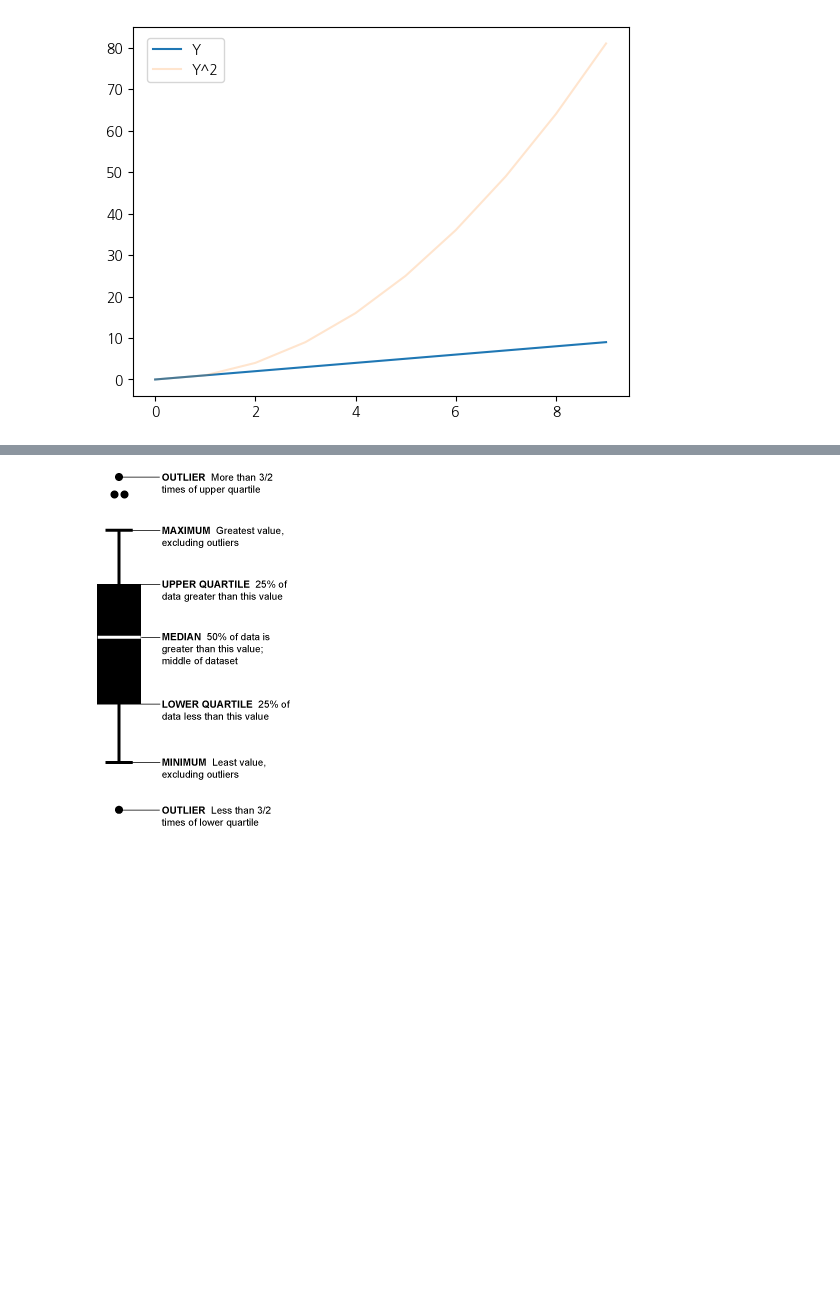
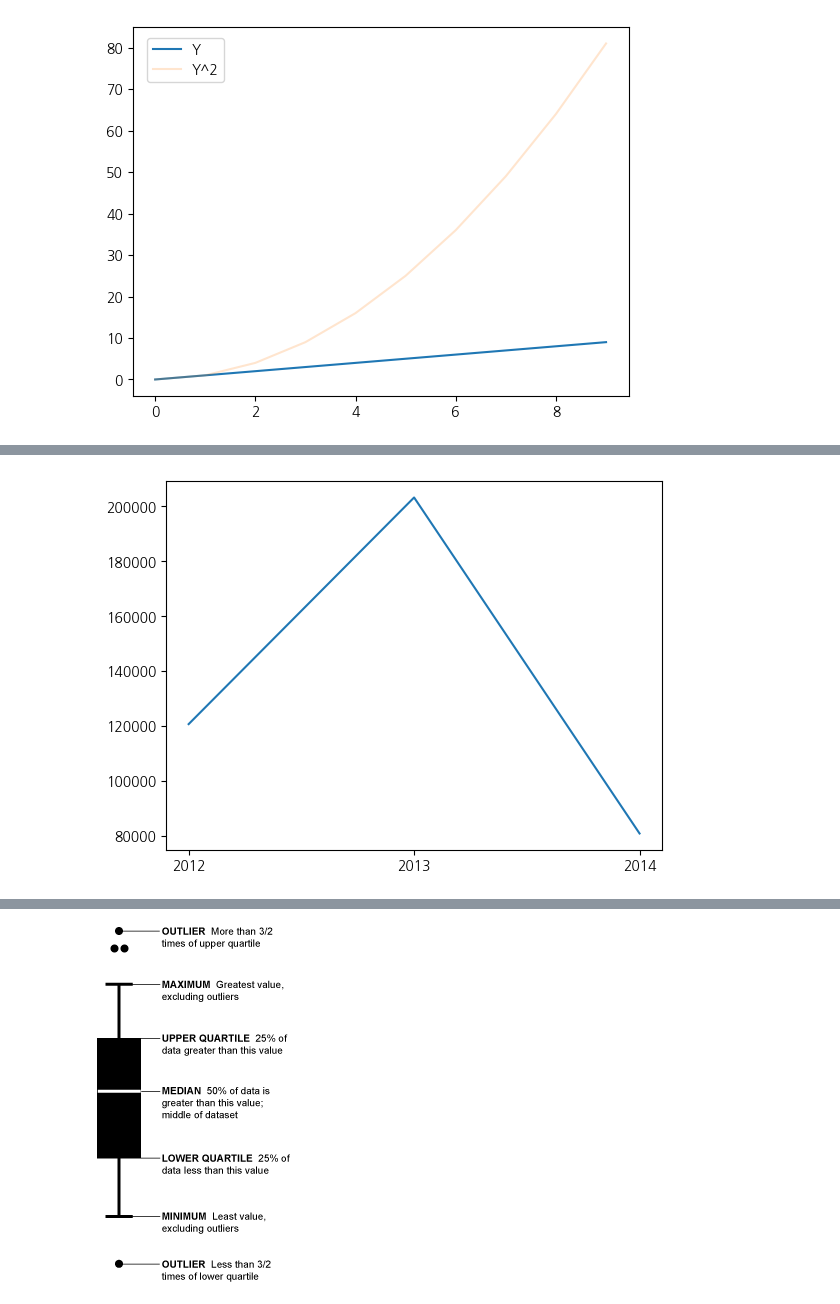
Before and after one commit to koeyhi/TheDaters, a Jupyter notebook: 05_data_visualization/01. matplotlib.ipynb, the cells around one changed output, grey strips where cells are left out. Cells and saved outputs as stored; diff of their text form; code cells hidden in the pictures; blank space fills up the shorter version.

```diff
--- a/05_data_visualization/01. matplotlib.ipynb
+++ b/05_data_visualization/01. matplotlib.ipynb
@@ -280,0 +337,9 @@ plt.show()
+# %%
+# 고객의 가입연도별 고객_와인_구매금액의 매출 추이
+df["고객_가입연도"] = df["고객_가입날짜"].str[:4]
+tmp = df.groupby("고객_가입연도")["고객_와인_구매금액"].sum()
+fig, ax = plt.subplots()
+ax.plot(tmp.index, tmp)
+plt.show()
+# %% [output]
+[figure, added]
```
Also changed, not shown: parts of 41 cells of this notebook, 8 other files.
